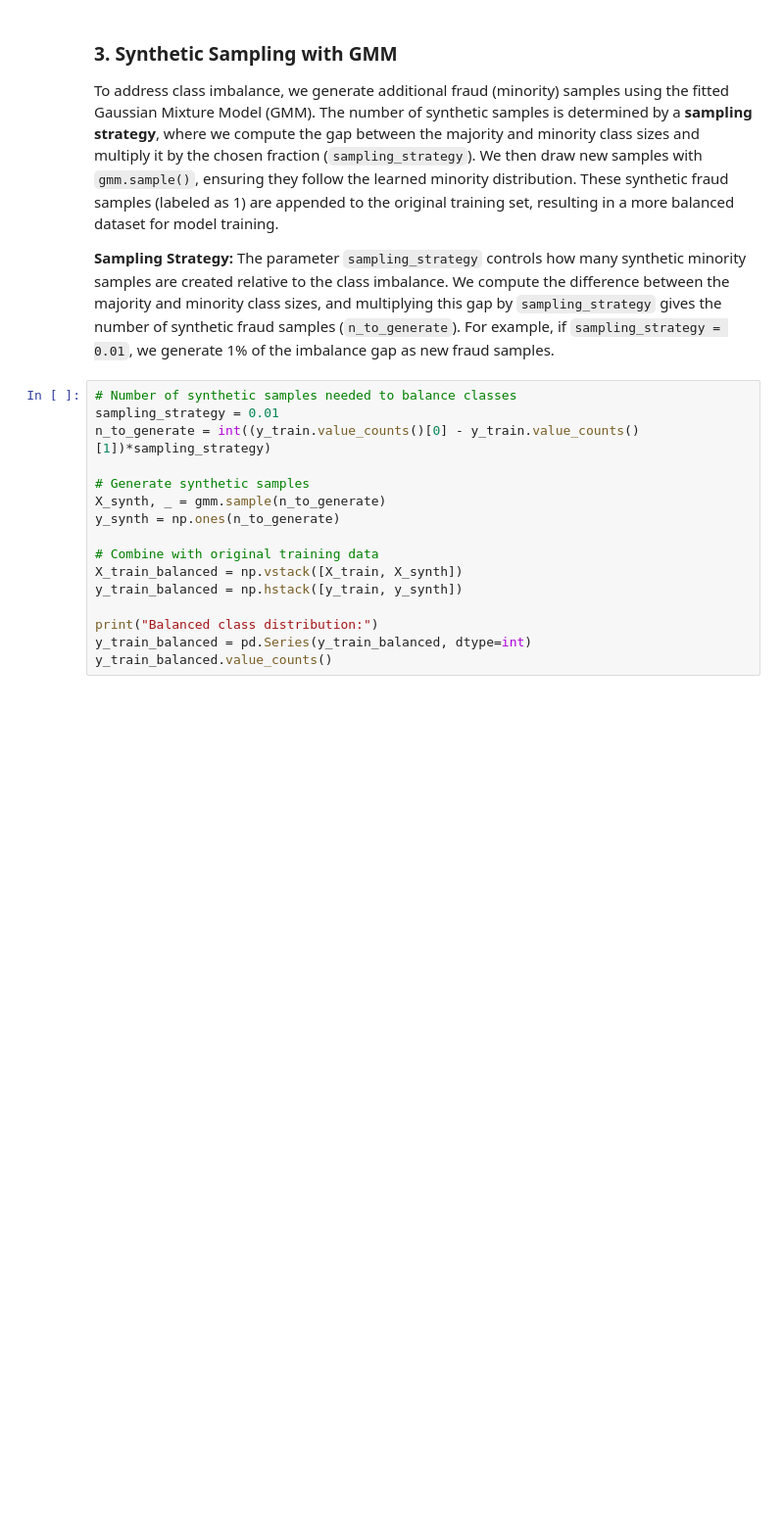
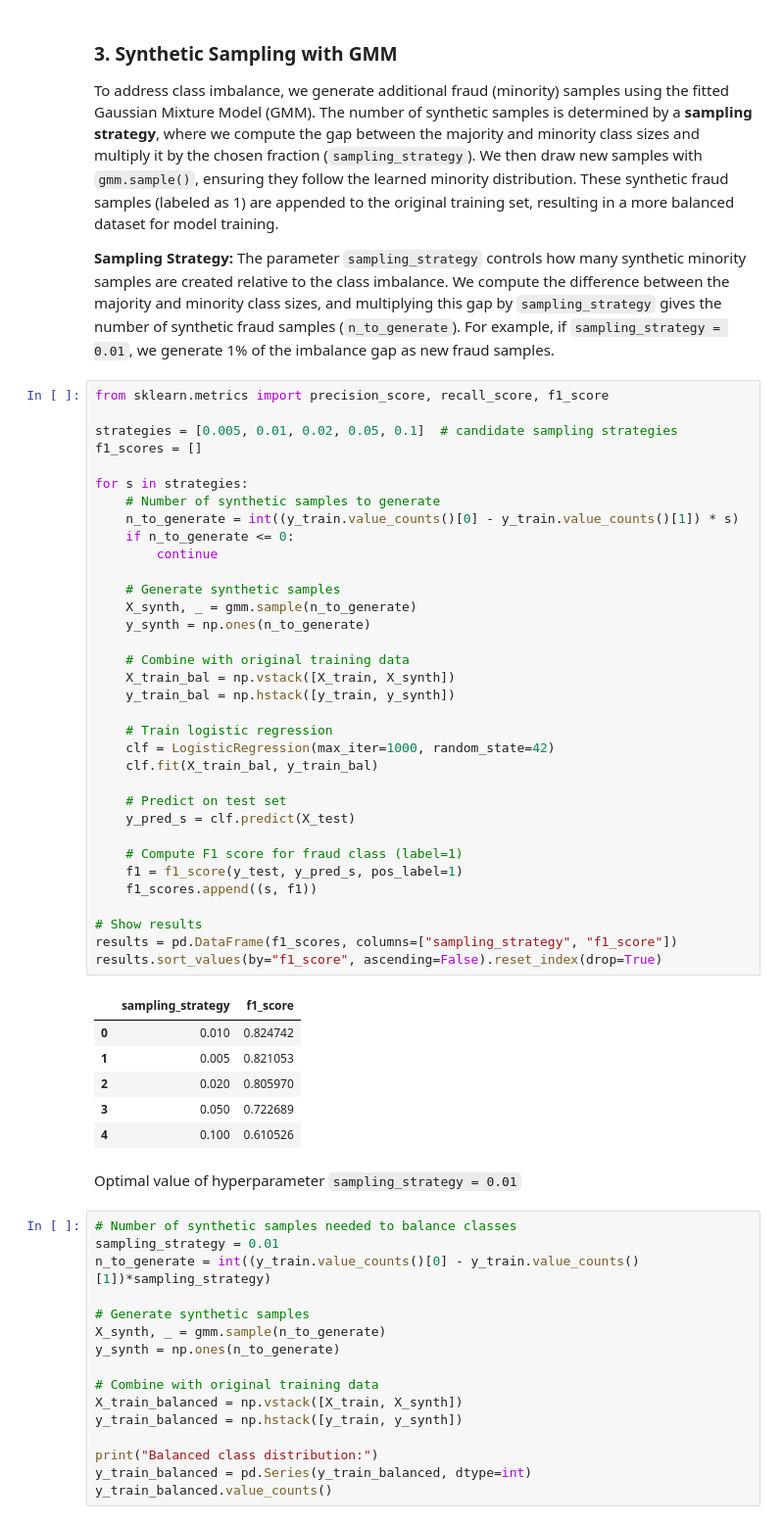
Before and after one commit to BracedHornet186/assignment-4-ME22B214, a Jupyter notebook: ME22B214_A4.ipynb, the cells around one changed output. Shown at 98% size. Saved outputs shown, nothing was run; the diff lists cells and outputs as text; blank space fills up the shorter version.

```diff
--- a/ME22B214_A4.ipynb
+++ b/ME22B214_A4.ipynb
@@ -494,6 +494,49 @@ To address class imbalance, we generate additional fraud (minority) samples usin
 
 **Sampling Strategy:**
 The parameter `sampling_strategy` controls how many synthetic minority samples are created relative to the class imbalance. We compute the difference between the majority and minority class sizes, and multiplying this gap by `sampling_strategy` gives the number of synthetic fraud samples (`n_to_generate`). For example, if `sampling_strategy = 0.01`, we generate 1% of the imbalance gap as new fraud samples.
+# %%
+from sklearn.metrics import precision_score, recall_score, f1_score
+
+strategies = [0.005, 0.01, 0.02, 0.05, 0.1]  # candidate sampling strategies
+f1_scores = []
+
+for s in strategies:
+    # Number of synthetic samples to generate
+    n_to_generate = int((y_train.value_counts()[0] - y_train.value_counts()[1]) * s)
+    if n_to_generate <= 0:
+        continue
+
+    # Generate synthetic samples
+    X_synth, _ = gmm.sample(n_to_generate)
+    y_synth = np.ones(n_to_generate)
+
+    # Combine with original training data
+    X_train_bal = np.vstack([X_train, X_synth])
+    y_train_bal = np.hstack([y_train, y_synth])
+
+    # Train logistic regression
+    clf = LogisticRegression(max_iter=1000, random_state=42)
+    clf.fit(X_train_bal, y_train_bal)
+
+    # Predict on test set
+    y_pred_s = clf.predict(X_test)
+
+    # Compute F1 score for fraud class (label=1)
+    f1 = f1_score(y_test, y_pred_s, pos_label=1)
+    f1_scores.append((s, f1))
+
+# Show results
+results = pd.DataFrame(f1_scores, columns=["sampling_strategy", "f1_score"])
+results.sort_values(by="f1_score", ascending=False).reset_index(drop=True)
+# %% [output]
+|  | sampling_strategy | f1_score |
+| 0 | 0.010 | 0.824742 |
+| 1 | 0.005 | 0.821053 |
+| 2 | 0.020 | 0.805970 |
+| 3 | 0.050 | 0.722689 |
+| 4 | 0.100 | 0.610526 |
+# %% [markdown]
+Optimal value of hyperparameter `sampling_strategy = 0.01`
 # %%
 # Number of synthetic samples needed to balance classes
 sampling_strategy = 0.01
```
Also changed, not shown: parts of 5 cells of this notebook.
